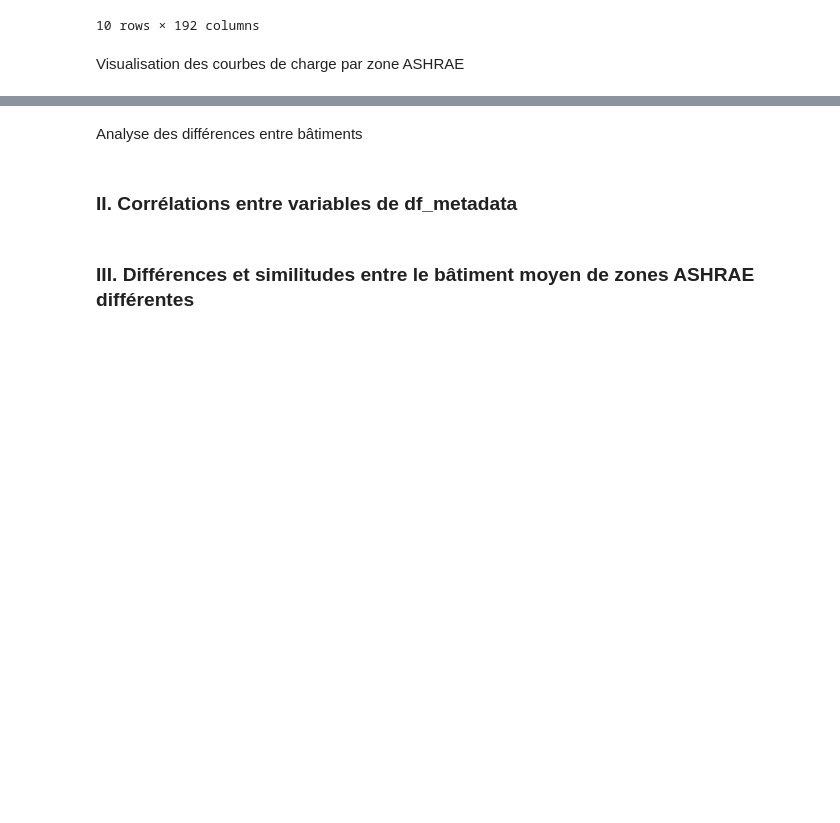
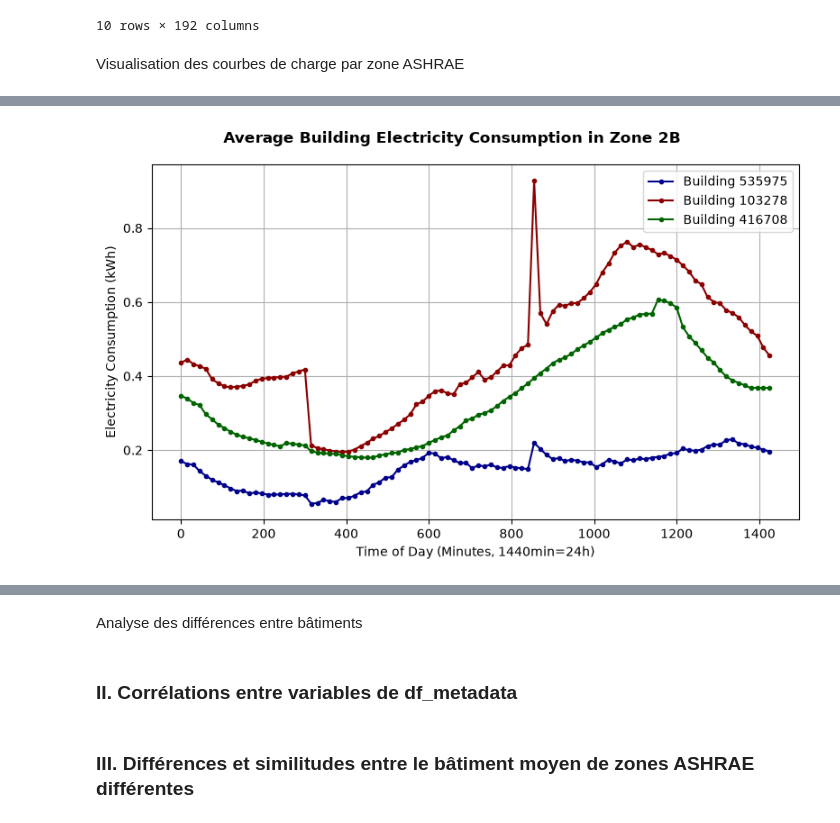
Before and after one commit to BOUBAKERAMDY/FlexiMax, a Jupyter notebook: notebooks1/03_visualisation1/courbes_de_charge.ipynb, the cells around one changed output, grey strips where cells are left out. Cells and saved outputs as stored; diff of their text form; code cells hidden in the pictures; blank space fills up the shorter version.

```diff
--- a/notebooks1/03_visualisation1/courbes_de_charge.ipynb
+++ b/notebooks1/03_visualisation1/courbes_de_charge.ipynb
@@ -218,0 +292,28 @@ Visualisation des courbes de charge par zone ASHRAE
+# %%
+#Ajout des colonnes 'minute'
+dataframes[6]["minute"] = dataframes[6]["timestamp"].dt.minute + dataframes[6]["timestamp"].dt.hour*60
+dataframes[7]["minute"] = dataframes[7]["timestamp"].dt.minute + dataframes[7]["timestamp"].dt.hour*60
+dataframes[8]["minute"] = dataframes[8]["timestamp"].dt.minute + dataframes[8]["timestamp"].dt.hour*60
+
+#Groupement
+df6 = dataframes[6].groupby("minute")["out.electricity.total.energy_consumption..kwh"].mean()
+df7 = dataframes[7].groupby("minute")["out.electricity.total.energy_consumption..kwh"].mean()
+df8 = dataframes[8].groupby("minute")["out.electricity.total.energy_consumption..kwh"].mean()
+
+#Tracage des courbes
+plt.figure(figsize=(8,5))
+
+plt.plot(df6.index, df6.values, marker=".", color='darkblue', label="Building "+str(dataframes[6]["bldg_id"].loc[3]))
+plt.plot(df7.index, df7.values, marker=".", color='darkred', label="Building "+str(dataframes[7]["bldg_id"].loc[3]))
+plt.plot(df8.index, df8.values, marker=".", color='darkgreen', label="Building "+str(dataframes[8]["bldg_id"].loc[3]))
+
+plt.suptitle('Average Building Electricity Consumption in Zone 2B', fontsize=12, fontweight='bold')
+plt.xlabel("Time of Day (Minutes, 1440min=24h)")
+plt.ylabel("Electricity Consumption (kWh)")
+
+plt.legend()
+plt.grid(True)
+plt.tight_layout()
+plt.show()
+# %% [output]
+[figure, added]
```
Also changed, not shown: parts of 13 cells of this notebook, 2 other files.
